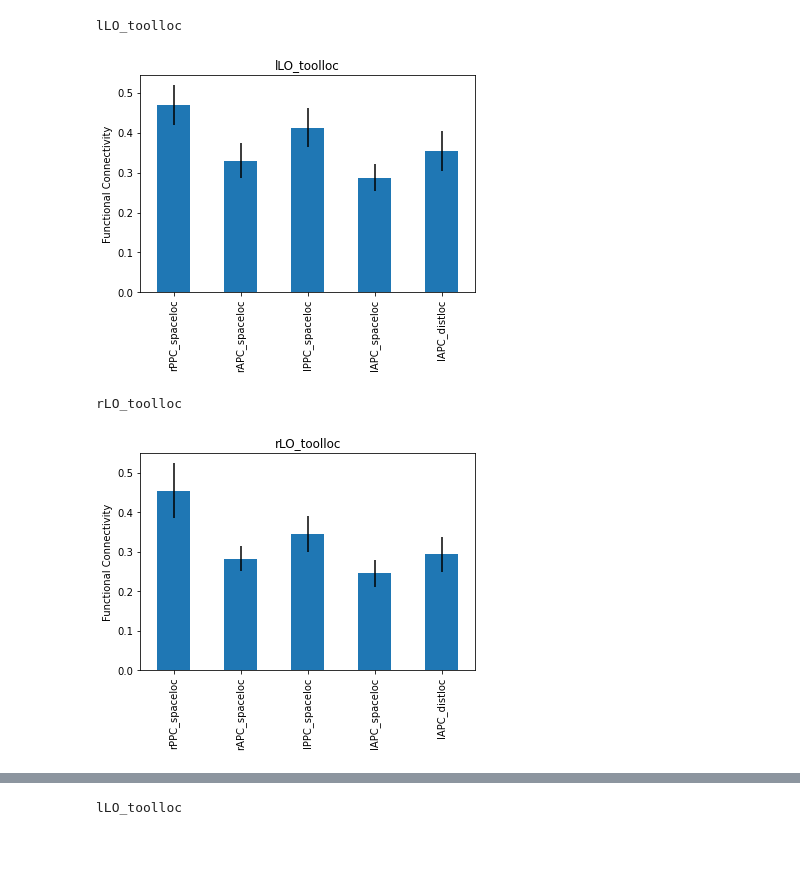
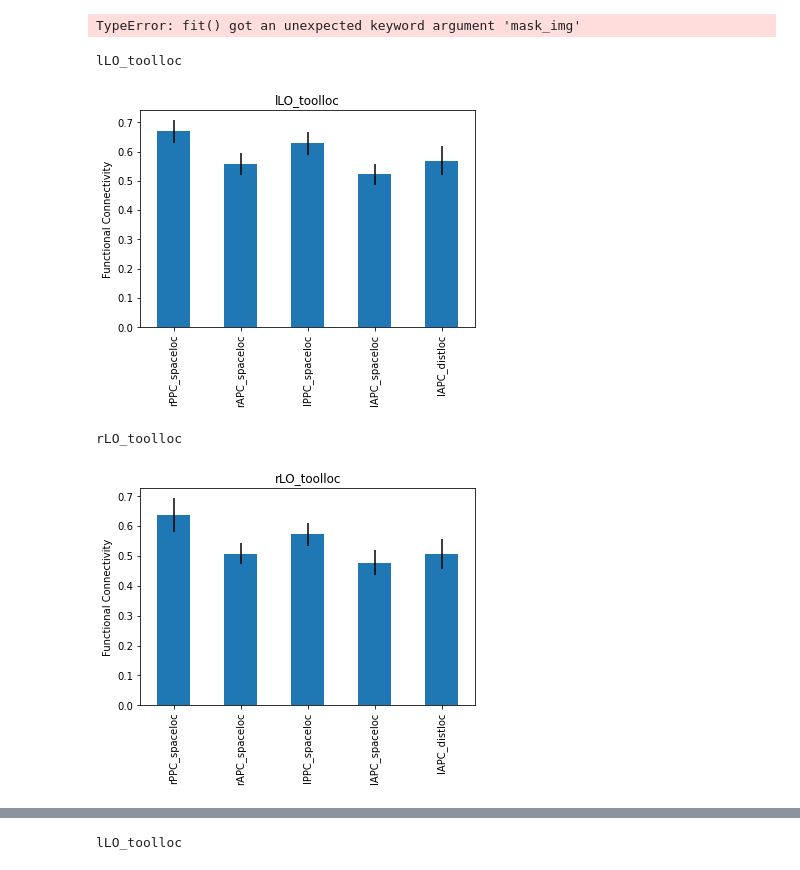
Before and after one commit to vayzenb/docnet, a Jupyter notebook: fmri/docnet/summarize_mvpd.ipynb, the cells around one changed output, grey strips where cells are left out. Saved outputs shown, nothing was run; the diff lists cells and outputs as text; code cells hidden in the pictures.

Commit message:
fixed mvpd analyses

```diff
--- a/fmri/docnet/summarize_mvpd.ipynb
+++ b/fmri/docnet/summarize_mvpd.ipynb
@@ -61,7 +61,7 @@ def dist_normalize(brain_mask, seed_mask, stat):
     brain_df['zstat'] =stat_vals
 
     #create distance normalized image
-    brain_df['zstat_distnorm'] = brain_df['zstat'] * brain_df['zstat']
+    brain_df['zstat_distnorm'] = brain_df['zstat'] * brain_df['dist_norm']
 
     dist_img[tuple(np.transpose(brain_coords[:,0:3].astype(int)))] = brain_df['zstat_distnorm']
 
@@ -70,7 +70,7 @@ def dist_normalize(brain_mask, seed_mask, stat):
 """
 run 2nd level model on each subjects MVPD analysis
 """
-second_level_model = glm.second_level.SecondLevelModel(smoothing_fwhm=0)
+second_level_model = glm.second_level.SecondLevelModel(smoothing_fwhm=None, mask_img = brain_mask)
 alpha = .05
 rois = ["rPPC_spaceloc", "rAPC_spaceloc", "lPPC_spaceloc", "lAPC_spaceloc", "lAPC_distloc"]
 mask_img = image.get_data(brain_mask)
@@ -89,20 +89,26 @@ for rr in rois:
 
 
 
-            curr_img[mask_img[:, :, :] == 1] = np.arctanh(curr_img[mask_img[:, :, :] == 1])
-            norm_img = nib.Nifti1Image(curr_img, affine)  # create the volume image
-            nib.save(norm_img, f'{out_dir}/{study}{ss}_{rr}_mvpd_fishz.nii.gz')
+            curr_img[mask_img[:, :, :] == 1] = np.arctanh(curr_img[mask_img[:, :, :] == 1]) #fisher transform
+
 
             dist_img = dist_normalize(mask_img, seed_img,curr_img)
-            norm_img = nib.Nifti1Image(dist_img, affine)  # create the volume image
-            nib.save(norm_img, f'{out_dir}/{study}{ss}_{rr}_mvpd_distnorm.nii.gz')
+
 
 
             curr_img[mask_img[:, :, :] == 1] = (curr_img[mask_img[:, :, :] == 1] - curr_img[mask_img[:, :, :] == 1].mean())/np.std(curr_img[mask_img[:, :, :] == 1])
             #curr_img = image.math_img("np.arctanh(img)", img=curr_img)
-            #curr_img = image.math_img("(img - np.mean(img))/np.std(img)", img=curr_img)
+            #curr_img = image.math_img("(img - np.mean(img))/np.std(img)", img=fishz_img)
 
-            fc_img.append(norm_img)
+            #convert back to nifti and save
+            fishz_img = nib.Nifti1Image(curr_img, affine)  # create the volume image
+            nib.save(fishz_img, f'{out_dir}/{study}{ss}_{rr}_mvpd_fishz.nii.gz')
+
+
+            norm_img = nib.Nifti1Image(dist_img, affine)  # create the volume image
+            nib.save(norm_img, f'{out_dir}/{study}{ss}_{rr}_mvpd_distnorm.nii.gz')
+
+            fc_img.append(curr_img)
 
 
     design_matrix = pd.DataFrame([1] * len(fc_img),
@@ -115,6 +121,8 @@ for rr in rois:
 
     nib.save(z_map, f'{out_dir}/{rr}_mvpd.nii.gz')
     nib.save(thresh_img[0], f'{results_dir}/mvpd/{rr}_mvpd.nii.gz')
+# %% [output]
+TypeError: fit() got an unexpected keyword argument 'mask_img'
 # %%
 """
 extract avg signal in LO  and PFS
@@ -138,33 +146,33 @@ for lr in ['l', 'r']:
 
 
             ventral_mask = image.load_img(f'{roi_dir}/spheres/{ventral}_sphere.nii.gz')
             ventral_mask = input_data.NiftiMasker(ventral_mask)
 
             roi_mean = []
             roi_mean.append(ss)
             #For each dorsal ROI
 
             for rr in rois:
 
                 roi = rr
                 if os.path.exists(f'{out_dir}/{study}{ss}_{rr}_mvpd_fishz.nii.gz'):
-                    fc_img = image.load_img(f'{out_dir}/{study}{ss}_{rr}_mvpd_distnorm.nii.gz')
+                    fc_img = image.load_img(f'{out_dir}/{study}{ss}_{rr}_mvpd_fishz.nii.gz')
 
                     #ppi_img  = image.smooth_img(ppi_img, 6)
                     acts = ventral_mask.fit_transform(fc_img)
 
                     roi_mean.append(acts.mean())
                 else:
                     roi_mean.append(np.nan)
 
             summary_df = summary_df.append(pd.Series(roi_mean, index = summary_df.columns), ignore_index = True)
 
         summary_df.to_csv(f'{results_dir}/{ventral}_mvpd.csv', index=False)
         summary_df.iloc[:, 1:].mean().plot(kind = 'bar', title = ventral, ylabel = 'Functional Connectivity',
         yerr=[summary_df.iloc[:,1:].sem().to_list(), summary_df.iloc[:,1:].sem().to_list()])
         plt.pause(0.0001)
 # %% [output]
 lLO_toolloc
-[figure, old version]
+[figure, new version]
 rLO_toolloc
-[figure, old version]
+[figure, new version]
```
Also changed, not shown: parts of 4 cells of this notebook, 8 other files.
